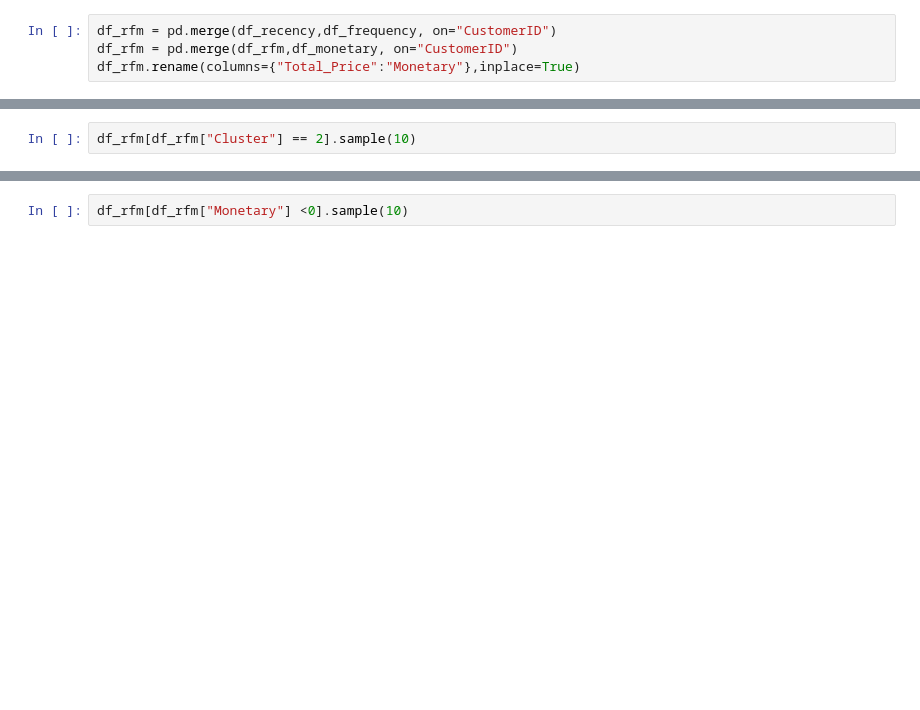
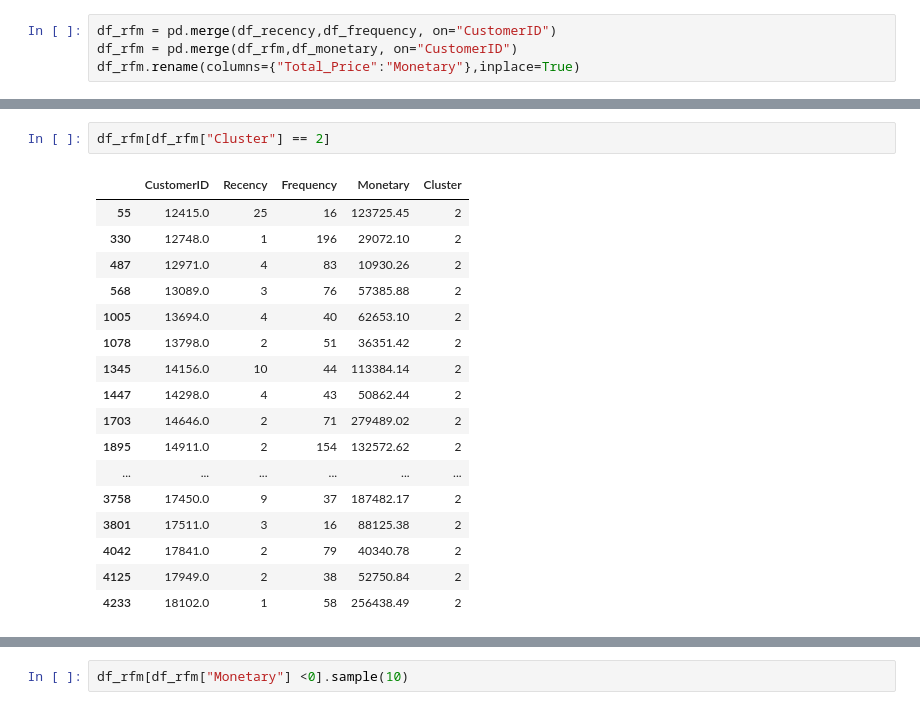
Before and after one commit to dudungawuk/RFM-Modelling-Sales-ECommerce-Datasets-Kaggle, a Jupyter notebook: Untitled.ipynb, the cells around one changed output, grey strips where cells are left out. Drawn from its saved outputs; the diff is of its cells as text; blank space fills up the shorter version.

```diff
--- a/Untitled.ipynb
+++ b/Untitled.ipynb
@@ -130,2 +390,20 @@ df_rfm[df_rfm["Cluster"] == 3].sample(10)
 # %%
-df_rfm[df_rfm["Cluster"] == 2].sample(10)
+df_rfm[df_rfm["Cluster"] == 2]
+# %% [output]
+|  | CustomerID | Recency | Frequency | Monetary | Cluster |
+| 55 | 12415.0 | 25 | 16 | 123725.45 | 2 |
+| 330 | 12748.0 | 1 | 196 | 29072.10 | 2 |
+| 487 | 12971.0 | 4 | 83 | 10930.26 | 2 |
+| 568 | 13089.0 | 3 | 76 | 57385.88 | 2 |
+| 1005 | 13694.0 | 4 | 40 | 62653.10 | 2 |
+| 1078 | 13798.0 | 2 | 51 | 36351.42 | 2 |
+| 1345 | 14156.0 | 10 | 44 | 113384.14 | 2 |
+| 1447 | 14298.0 | 4 | 43 | 50862.44 | 2 |
+| 1703 | 14646.0 | 2 | 71 | 279489.02 | 2 |
+| 1895 | 14911.0 | 2 | 154 | 132572.62 | 2 |
+| ... | ... | ... | ... | ... | ... |
+| 3758 | 17450.0 | 9 | 37 | 187482.17 | 2 |
+| 3801 | 17511.0 | 3 | 16 | 88125.38 | 2 |
+| 4042 | 17841.0 | 2 | 79 | 40340.78 | 2 |
+| 4125 | 17949.0 | 2 | 38 | 52750.84 | 2 |
+| 4233 | 18102.0 | 1 | 58 | 256438.49 | 2 |
```
Also changed, not shown: parts of 43 cells of this notebook.
